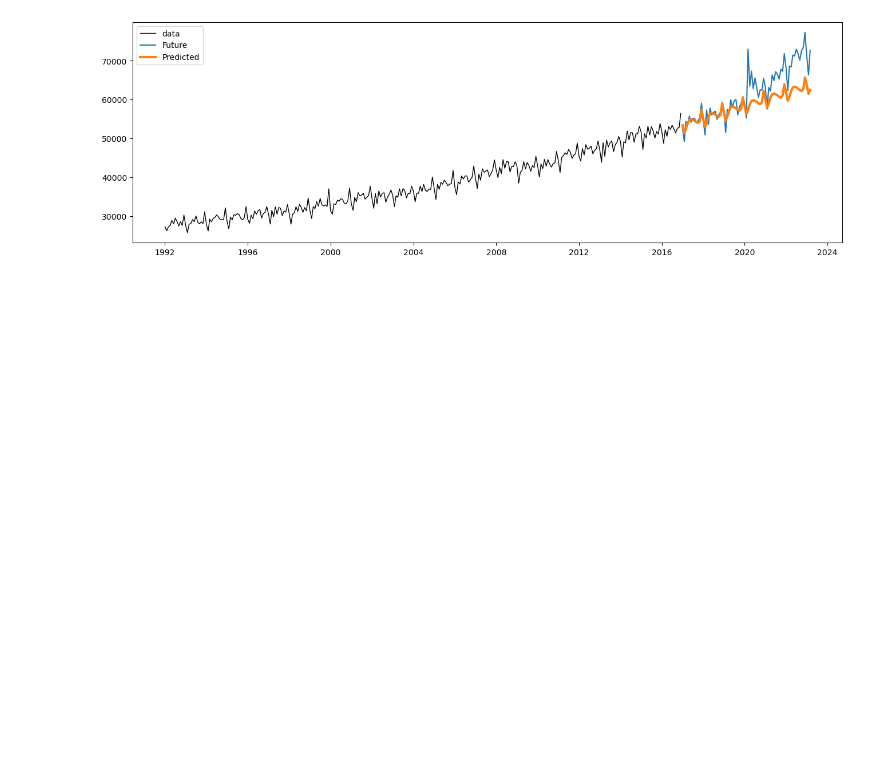
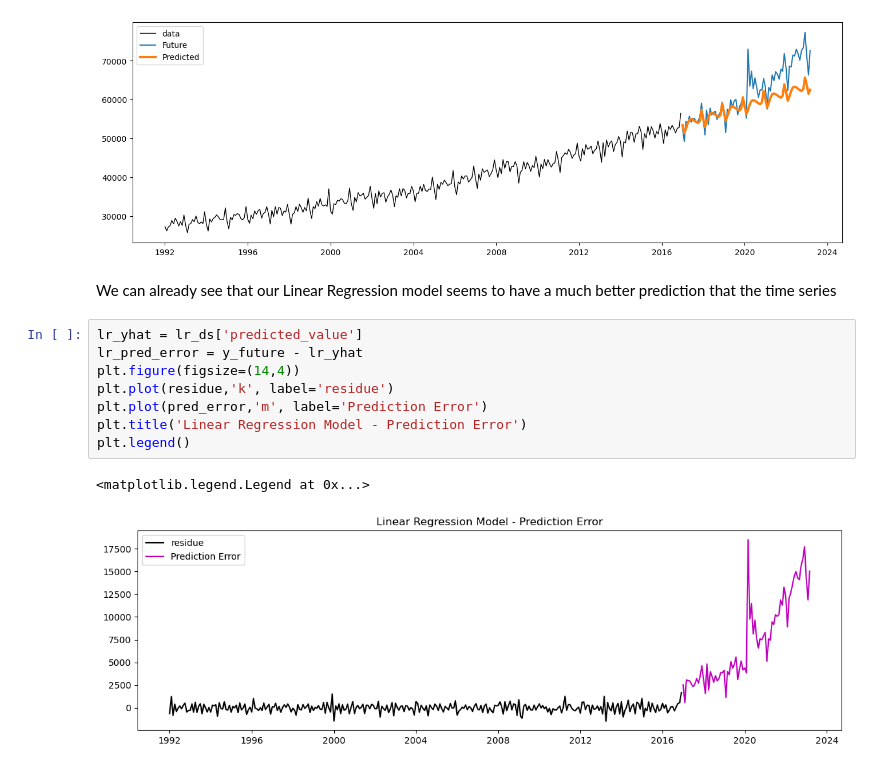
Before and after one commit to ashwin-kambli/MLAI-CapstoneProject, a Jupyter notebook: ML&AI - Capstone Project - Grocery Sales prediction.ipynb, the cells around one changed output. Drawn from its saved outputs; the diff is of its cells as text; blank space fills up the shorter version.

```diff
--- a/ML&AI - Capstone Project - Grocery Sales prediction.ipynb
+++ b/ML&AI - Capstone Project - Grocery Sales prediction.ipynb
@@ -766,3 +763,16 @@ plt.legend()
 # %% [output]
 <matplotlib.legend.Legend at 0x...>
 [figure]
+# %% [markdown]
+We can already see that our Linear Regression model seems to have a much better prediction that the time series
+# %%
+lr_yhat = lr_ds['predicted_value']
+lr_pred_error = y_future - lr_yhat
+plt.figure(figsize=(14,4))
+plt.plot(residue,'k', label='residue')
+plt.plot(pred_error,'m', label='Prediction Error')
+plt.title('Linear Regression Model - Prediction Error')
+plt.legend()
+# %% [output]
+<matplotlib.legend.Legend at 0x...>
+[figure, added]
```
Also changed, not shown: parts of 64 cells of this notebook.
